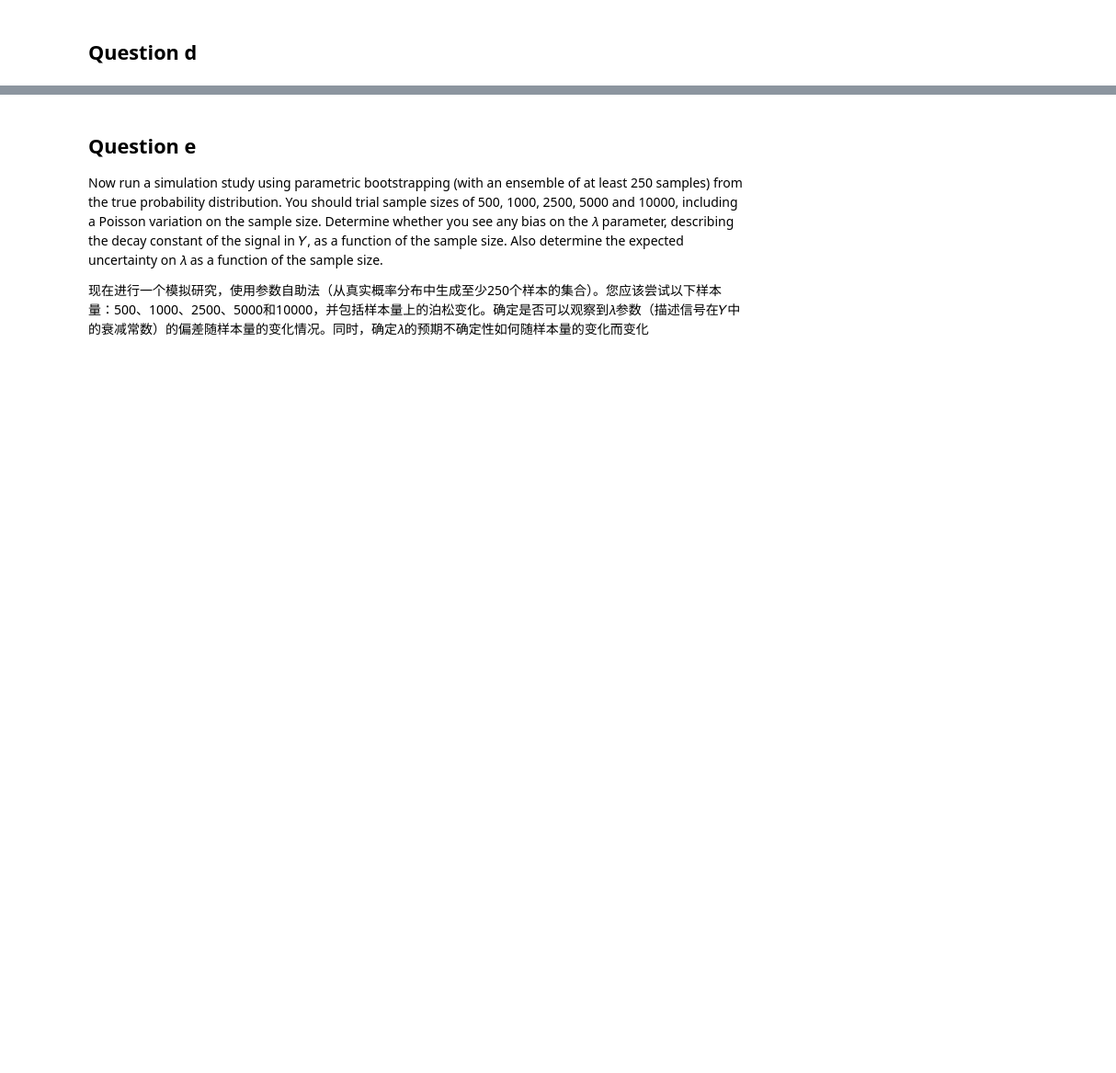
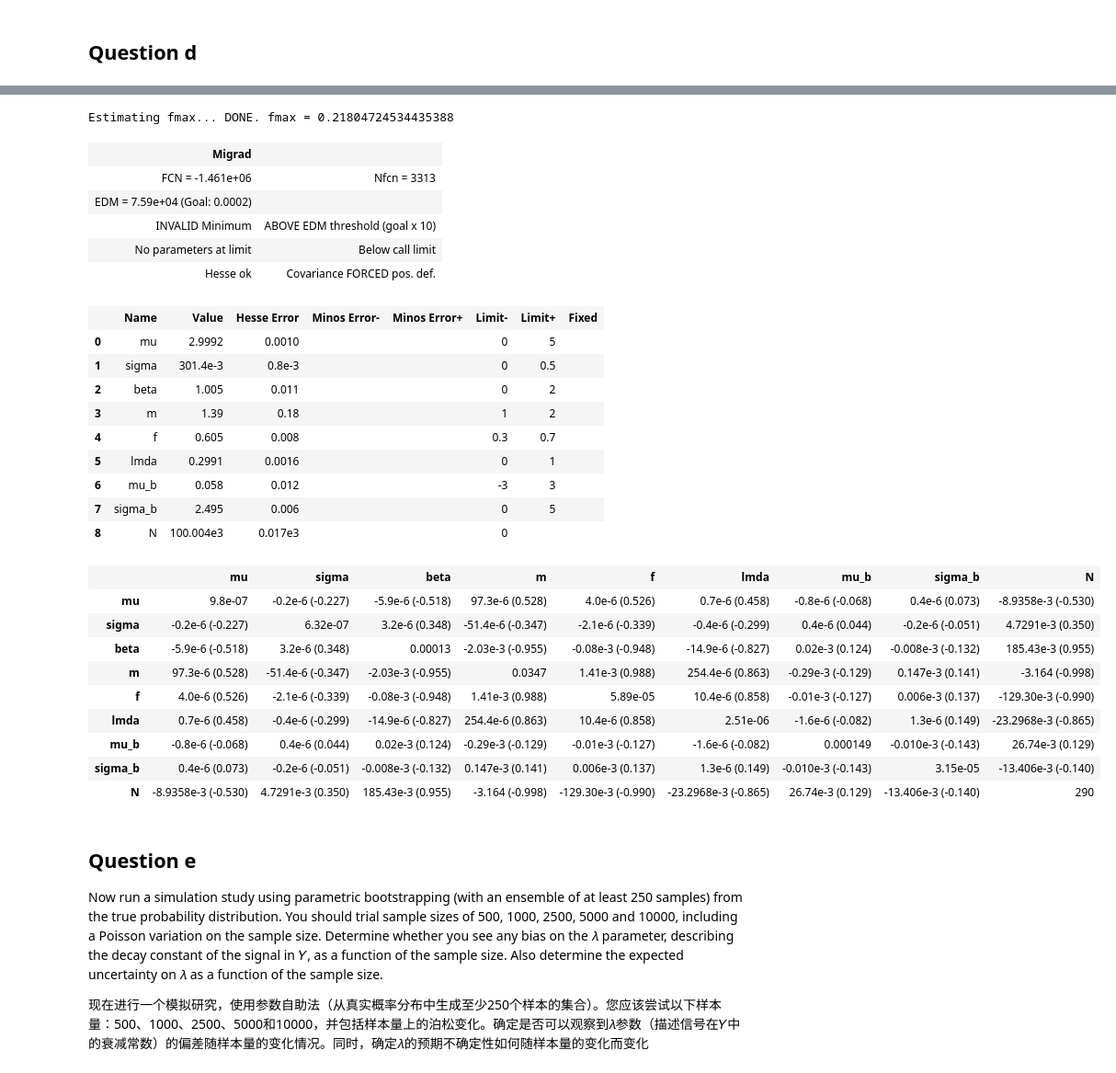
Before and after one commit to john-zhaoyuanzhen/Statistical-Methods-Coursework, a Jupyter notebook: s1.ipynb, the cells around one changed output, grey strips where cells are left out. Shown at 92% size. Cells and saved outputs as stored; diff of their text form; code cells hidden in the pictures; blank space fills up the shorter version.

```diff
--- a/s1.ipynb
+++ b/s1.ipynb
@@ -177,0 +226,52 @@ mi.hesse()
+# %%
+samples = accept_reject_batch(
+    func=lambda x, y: f_xy(y, x, mu=3, sigma=0.3, beta=1, m=1.4, f=0.6, lmda=0.3, mu_b=0, sigma_b = 2.5),
+    xrange=(0, 5),
+    yrange=(0, 10),
+    size=100000,
+    seed=15
+)
+# %% [output]
+Estimating fmax... DONE. fmax = 0.21804724534435388
+# %%
+nll = ExtendedUnbinnedNLL((samples[:, 0], samples[:, 1]), density, log=False, verbose=False)
+mi = Minuit(nll, mu=3, sigma=0.3, beta=1, m=1.4, f=0.6, lmda=0.3, mu_b=0, sigma_b=2.5, N=100000)
+mi.limits["mu"]=(0, 5)
+mi.limits["sigma"]=(0, 0.5)
+mi.limits["beta"]=(0, 2)
+mi.limits["m"]=(1, 2)
+mi.limits["f"]=(0.3, 0.7)
+mi.limits["lmda"]=(0, 1)
+mi.limits["mu_b"]=(-3,3)
+mi.limits["sigma_b"]=(0,5)
+mi.limits["N"]=(0, None)
+
+mi.migrad()
+mi.hesse()
+# %% [output]
+| Migrad |  |
+| FCN = -1.461e+06 | Nfcn = 3313 |
+| EDM = 7.59e+04 (Goal: 0.0002) |  |
+| INVALID Minimum | ABOVE EDM threshold (goal x 10) |
+| No parameters at limit | Below call limit |
+| Hesse ok | Covariance FORCED pos. def. |
+|  | Name | Value | Hesse Error | Minos Error- | Minos Error+ | Limit- | Limit+ | Fixed |
+| 0 | mu | 2.9992 | 0.0010 |  |  | 0 | 5 |  |
+| 1 | sigma | 301.4e-3 | 0.8e-3 |  |  | 0 | 0.5 |  |
+| 2 | beta | 1.005 | 0.011 |  |  | 0 | 2 |  |
+| 3 | m | 1.39 | 0.18 |  |  | 1 | 2 |  |
+| 4 | f | 0.605 | 0.008 |  |  | 0.3 | 0.7 |  |
+| 5 | lmda | 0.2991 | 0.0016 |  |  | 0 | 1 |  |
+| 6 | mu_b | 0.058 | 0.012 |  |  | -3 | 3 |  |
+| 7 | sigma_b | 2.495 | 0.006 |  |  | 0 | 5 |  |
+| 8 | N | 100.004e3 | 0.017e3 |  |  | 0 |  |  |
+|  | mu | sigma | beta | m | f | lmda | mu_b | sigma_b | N |
+| mu | 9.8e-07 | -0.2e-6 (-0.227) | -5.9e-6 (-0.518) | 97.3e-6 (0.528) | 4.0e-6 (0.526) | 0.7e-6 (0.458) | -0.8e-6 (-0.068) | 0.4e-6 (0.073) | -8.9358e-3 (-0.530) |
+| sigma | -0.2e-6 (-0.227) | 6.32e-07 | 3.2e-6 (0.348) | -51.4e-6 (-0.347) | -2.1e-6 (-0.339) | -0.4e-6 (-0.299) | 0.4e-6 (0.044) | -0.2e-6 (-0.051) | 4.7291e-3 (0.350) |
+| beta | -5.9e-6 (-0.518) | 3.2e-6 (0.348) | 0.00013 | -2.03e-3 (-0.955) | -0.08e-3 (-0.948) | -14.9e-6 (-0.827) | 0.02e-3 (0.124) | -0.008e-3 (-0.132) | 185.43e-3 (0.955) |
+| m | 97.3e-6 (0.528) | -51.4e-6 (-0.347) | -2.03e-3 (-0.955) | 0.0347 | 1.41e-3 (0.988) | 254.4e-6 (0.863) | -0.29e-3 (-0.129) | 0.147e-3 (0.141) | -3.164 (-0.998) |
+| f | 4.0e-6 (0.526) | -2.1e-6 (-0.339) | -0.08e-3 (-0.948) | 1.41e-3 (0.988) | 5.89e-05 | 10.4e-6 (0.858) | -0.01e-3 (-0.127) | 0.006e-3 (0.137) | -129.30e-3 (-0.990) |
+| lmda | 0.7e-6 (0.458) | -0.4e-6 (-0.299) | -14.9e-6 (-0.827) | 254.4e-6 (0.863) | 10.4e-6 (0.858) | 2.51e-06 | -1.6e-6 (-0.082) | 1.3e-6 (0.149) | -23.2968e-3 (-0.865) |
+| mu_b | -0.8e-6 (-0.068) | 0.4e-6 (0.044) | 0.02e-3 (0.124) | -0.29e-3 (-0.129) | -0.01e-3 (-0.127) | -1.6e-6 (-0.082) | 0.000149 | -0.010e-3 (-0.143) | 26.74e-3 (0.129) |
+| sigma_b | 0.4e-6 (0.073) | -0.2e-6 (-0.051) | -0.008e-3 (-0.132) | 0.147e-3 (0.141) | 0.006e-3 (0.137) | 1.3e-6 (0.149) | -0.010e-3 (-0.143) | 3.15e-05 | -13.406e-3 (-0.140) |
+| N | -8.9358e-3 (-0.530) | 4.7291e-3 (0.350) | 185.43e-3 (0.955) | -3.164 (-0.998) | -129.30e-3 (-0.990) | -23.2968e-3 (-0.865) | 26.74e-3 (0.129) | -13.406e-3 (-0.140) | 290 |
```
Also changed, not shown: parts of 19 cells of this notebook, 1 other file.
